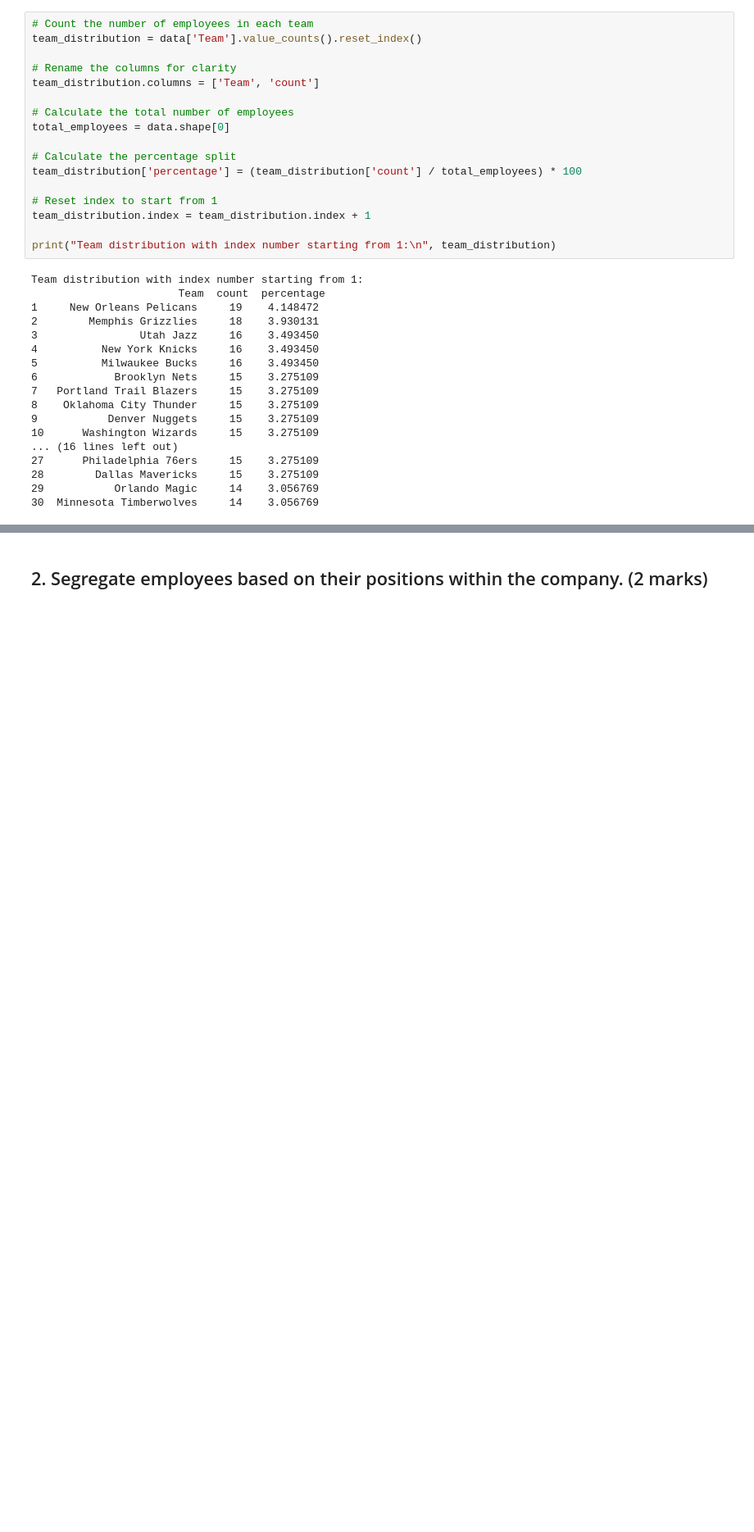
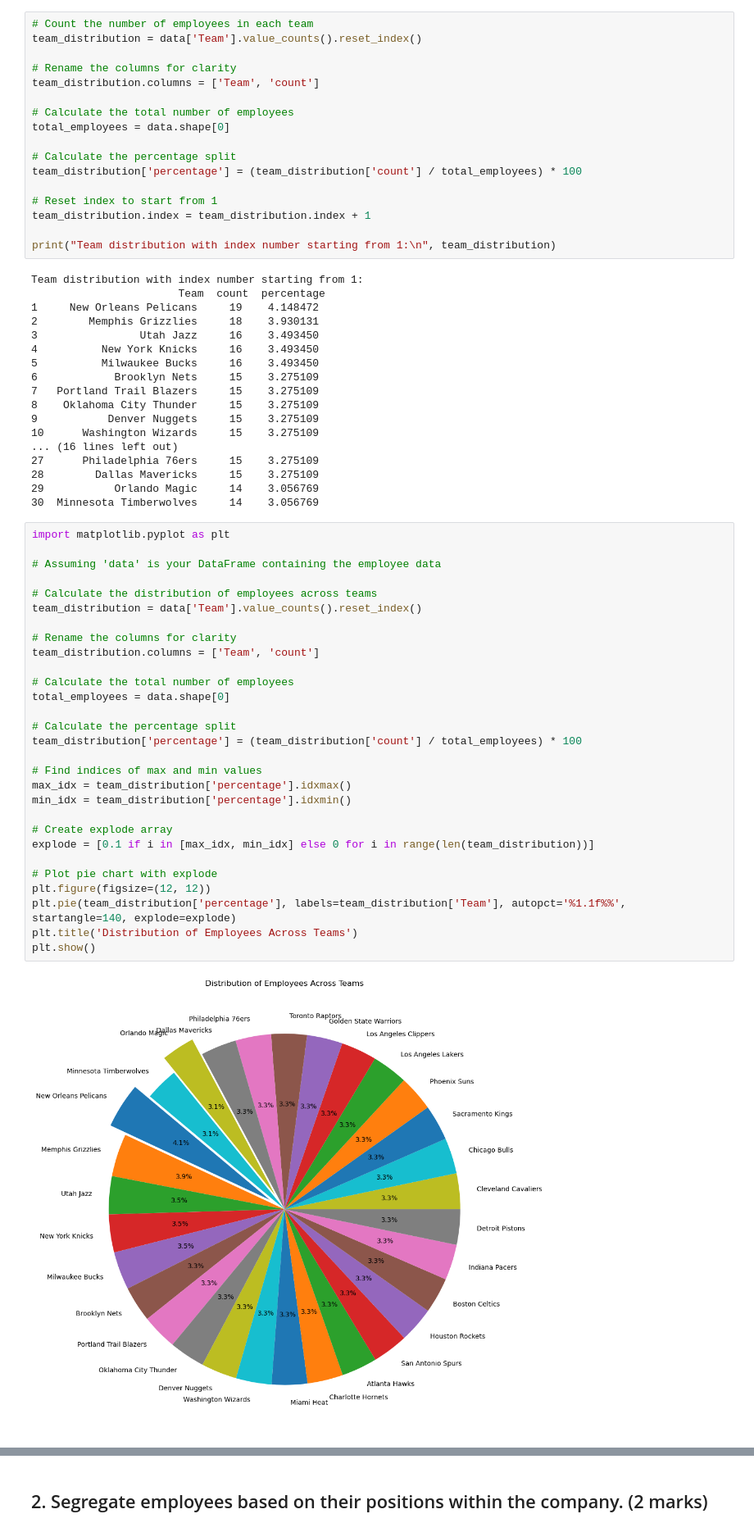
Before and after one commit to RVM41/PYTHON, a Jupyter notebook: Module-4_Python_Module_End_Project/Module 4_Python _Project.ipynb, the cells around one changed output, grey strips where cells are left out. Shown: that part at 82% size. Cells and saved outputs as stored; diff of their text form; blank space fills up the shorter version.

```diff
--- a/Module-4_Python_Module_End_Project/Module 4_Python _Project.ipynb
+++ b/Module-4_Python_Module_End_Project/Module 4_Python _Project.ipynb
@@ -327,3 +334,34 @@ Team distribution with index number starting from 1:
 28        Dallas Mavericks     15    3.275109
 29           Orlando Magic     14    3.056769
 30  Minnesota Timberwolves     14    3.056769
+# %%
+import matplotlib.pyplot as plt
+
+# Assuming 'data' is your DataFrame containing the employee data
+
+# Calculate the distribution of employees across teams
+team_distribution = data['Team'].value_counts().reset_index()
+
+# Rename the columns for clarity
+team_distribution.columns = ['Team', 'count']
+
+# Calculate the total number of employees
+total_employees = data.shape[0]
+
+# Calculate the percentage split
+team_distribution['percentage'] = (team_distribution['count'] / total_employees) * 100
+
+# Find indices of max and min values
+max_idx = team_distribution['percentage'].idxmax()
+min_idx = team_distribution['percentage'].idxmin()
+
+# Create explode array
+explode = [0.1 if i in [max_idx, min_idx] else 0 for i in range(len(team_distribution))]
+
+# Plot pie chart with explode
+plt.figure(figsize=(12, 12))
+plt.pie(team_distribution['percentage'], labels=team_distribution['Team'], autopct='%1.1f%%', startangle=140, explode=explode)
+plt.title('Distribution of Employees Across Teams')
+plt.show()
+# %% [output]
+[figure, added]
```
Also changed, not shown: parts of 30 cells of this notebook.
